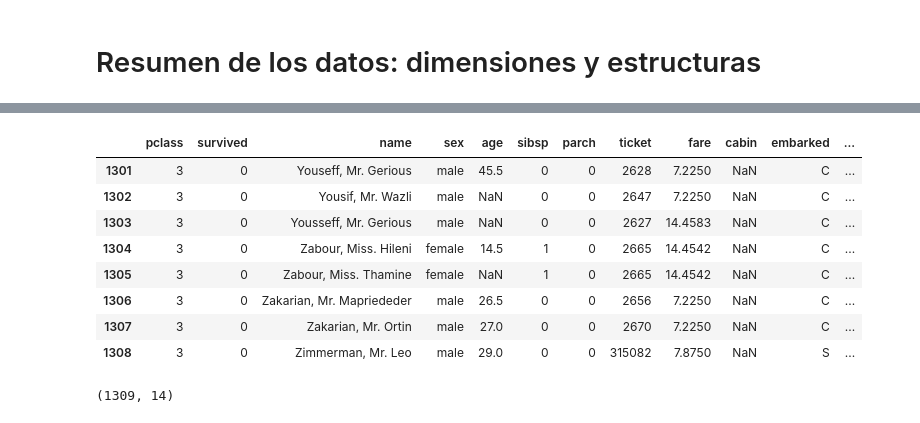
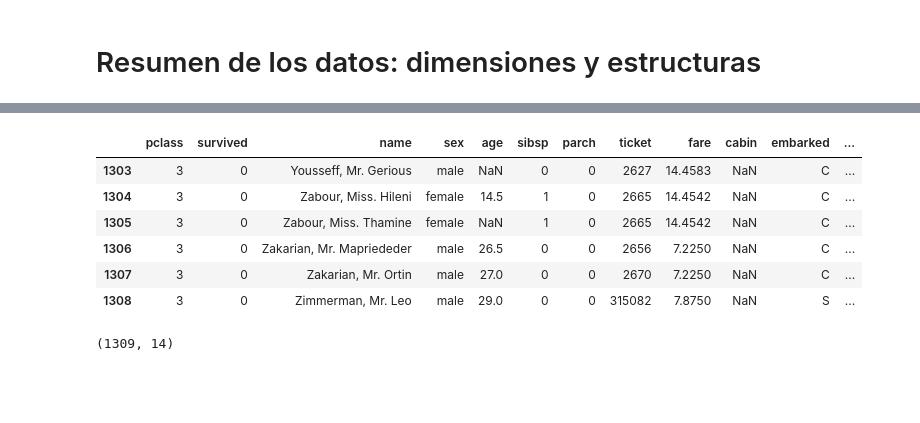
Before and after one commit to quiquegtz27/python-ml-course, a Jupyter notebook: notebooks/T1 - 2 - Data Cleaning - Análisis Preliminar de los Datos - Colab.ipynb, the cells around one changed output, grey strips where cells are left out. Cells and saved outputs as stored; diff of their text form; code cells hidden in the pictures; blank space fills up the shorter version.

```diff
--- a/notebooks/T1 - 2 - Data Cleaning - Análisis Preliminar de los Datos - Colab.ipynb
+++ b/notebooks/T1 - 2 - Data Cleaning - Análisis Preliminar de los Datos - Colab.ipynb
@@ -40,9 +35,7 @@ data.head(10)
 # %%
-data.tail(8)
+data.tail(6)
 # %% [output]
 |  | pclass | survived | name | sex | age | sibsp | parch | ticket | fare | cabin | embarked | ... |
-| 1301 | 3 | 0 | Youseff, Mr. Gerious | male | 45.5 | 0 | 0 | 2628 | 7.2250 | NaN | C | ... |
-| 1302 | 3 | 0 | Yousif, Mr. Wazli | male | NaN | 0 | 0 | 2647 | 7.2250 | NaN | C | ... |
 | 1303 | 3 | 0 | Yousseff, Mr. Gerious | male | NaN | 0 | 0 | 2627 | 14.4583 | NaN | C | ... |
 | 1304 | 3 | 0 | Zabour, Miss. Hileni | female | 14.5 | 1 | 0 | 2665 | 14.4542 | NaN | C | ... |
 | 1305 | 3 | 0 | Zabour, Miss. Thamine | female | NaN | 1 | 0 | 2665 | 14.4542 | NaN | C | ... |
```
Also changed, not shown: parts of 15 cells of this notebook.
